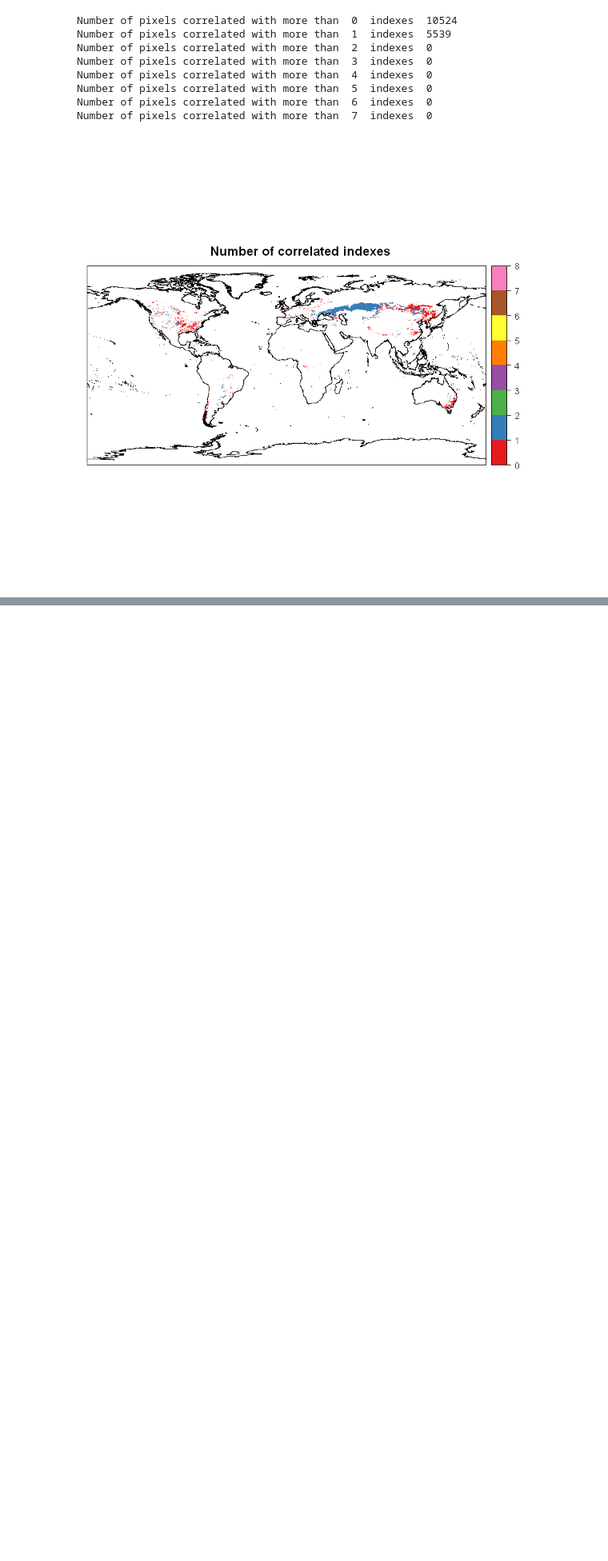
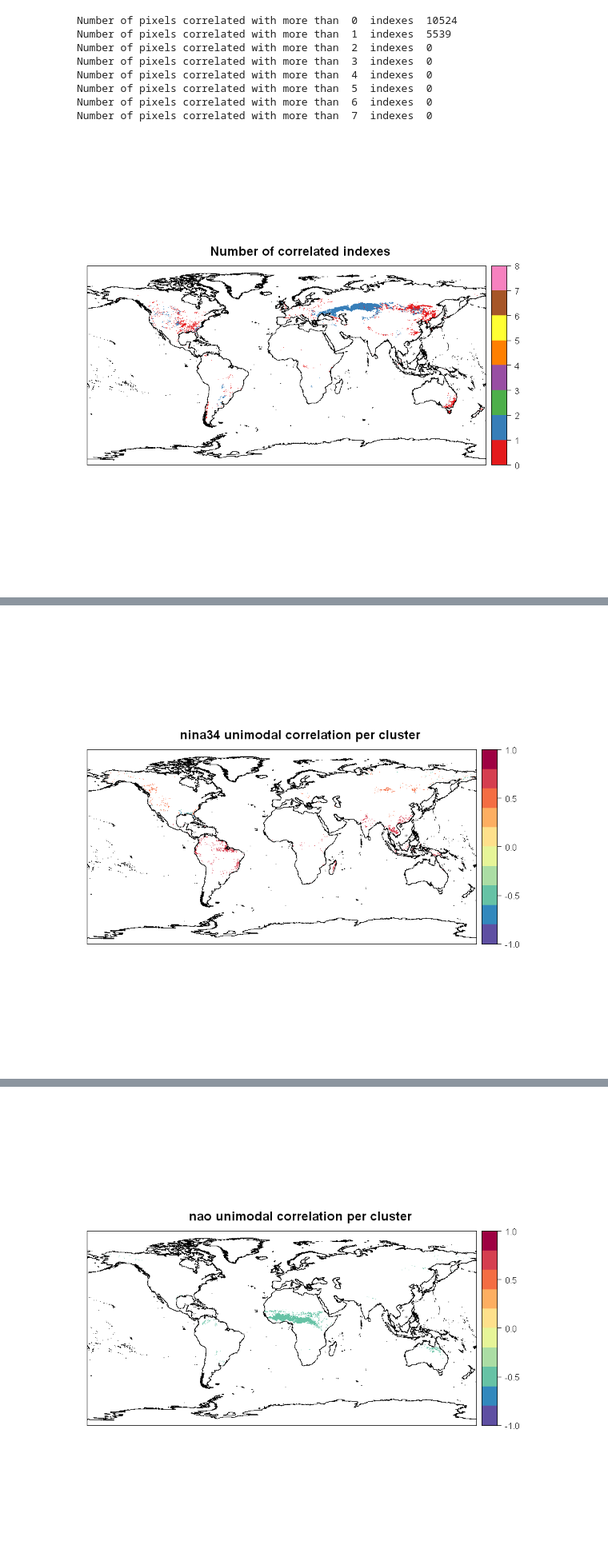
Before and after one commit to MarcosVM98/TFM, a Jupyter notebook: notebooks/Correlation_Per75.ipynb, the cells around one changed output, grey strips where cells are left out. Shown at 80% size. Drawn from its saved outputs; the diff is of its cells as text; code cells hidden in the pictures; blank space fills up the shorter version.

```diff
--- a/notebooks/Correlation_Per75.ipynb
+++ b/notebooks/Correlation_Per75.ipynb
@@ -171,0 +145,20 @@ Warning message in points2grid(points, tolerance, round):
+# %%
+corr.df = masked_coords
+corr.df = corr.annual.clus(log1p(masked_ba_series), fireSeasonPer75_def, masked_coords, dates, nina34, 'nina34', corr.df,
+                           mode = 'unimodal')
+corr.df = corr.annual.clus(log1p(masked_ba_series), fireSeasonPer75_def, masked_coords, dates, nao, 'nao', corr.df,
+                           mode = 'unimodal')
+corr.df = corr.annual.clus(log1p(masked_ba_series), fireSeasonPer75_def, masked_coords, dates, poleur, 'poleur', corr.df,
+                           mode = 'unimodal')
+corr.df = corr.annual.clus(log1p(masked_ba_series), fireSeasonPer75_def, masked_coords, dates, ea, 'ea', corr.df,
+                           mode = 'unimodal')
+corr.df = corr.annual.clus(log1p(masked_ba_series), fireSeasonPer75_def, masked_coords, dates, eawr, 'eawr', corr.df,
+                           mode = 'unimodal')
+corr.df = corr.annual.clus(log1p(masked_ba_series), fireSeasonPer75_def, masked_coords, dates, pna, 'pna', corr.df,
+                           mode = 'unimodal')
+corr.df = corr.annual.clus(log1p(masked_ba_series), fireSeasonPer75_def, masked_coords, dates, scand, 'scand', corr.df,
+                           mode = 'unimodal')
+corr.df = corr.annual.clus(log1p(masked_ba_series), fireSeasonPer75_def, masked_coords, dates, wp, 'wp', corr.df,
+                           mode = 'unimodal')
+
+#save(corr.df, file = 'corrDfAnnualClus.Rdata')
@@ -283,0 +308,23 @@ Number of pixels correlated with more than  7  indexes  0
+# %%
+corr.df = masked_coords
+t = 1
+corr.df = corr.annual.clus(log1p(masked_ba_series), fireSeasonPer75_def, masked_coords, dates, nina34, 'nina34', corr.df,
+                           mode = 'unimodal', t = t)
+corr.df = corr.annual.clus(log1p(masked_ba_series), fireSeasonPer75_def, masked_coords, dates, nao, 'nao', corr.df,
+                           mode = 'unimodal', t = t)
+corr.df = corr.annual.clus(log1p(masked_ba_series), fireSeasonPer75_def, masked_coords, dates, poleur, 'poleur', corr.df,
+                           mode = 'unimodal', t = t)
+corr.df = corr.annual.clus(log1p(masked_ba_series), fireSeasonPer75_def, masked_coords, dates, ea, 'ea', corr.df,
+                           mode = 'unimodal', t = t)
+corr.df = corr.annual.clus(log1p(masked_ba_series), fireSeasonPer75_def, masked_coords, dates, eawr, 'eawr', corr.df,
+                           mode = 'unimodal', t = t)
+corr.df = corr.annual.clus(log1p(masked_ba_series), fireSeasonPer75_def, masked_coords, dates, pna, 'pna', corr.df,
+                           mode = 'unimodal', t = t)
+corr.df = corr.annual.clus(log1p(masked_ba_series), fireSeasonPer75_def, masked_coords, dates, scand, 'scand', corr.df,
+                           mode = 'unimodal', t = t)
+corr.df = corr.annual.clus(log1p(masked_ba_series), fireSeasonPer75_def, masked_coords, dates, wp, 'wp', corr.df,
+                           mode = 'unimodal', t = t)
+
+corr.df.lag.1 <- corr.df
+save(corr.df.lag.1, file = 'corrDfAnnualClusLag1.Rdata')
+# %% [output]
@@ -283,0 +334 @@ Number of pixels correlated with more than  7  indexes  0
+[figure, added]
@@ -283,0 +337 @@ Number of pixels correlated with more than  7  indexes  0
+[figure, added]
```
Also changed, not shown: parts of 15 cells of this notebook, 3 other files.
